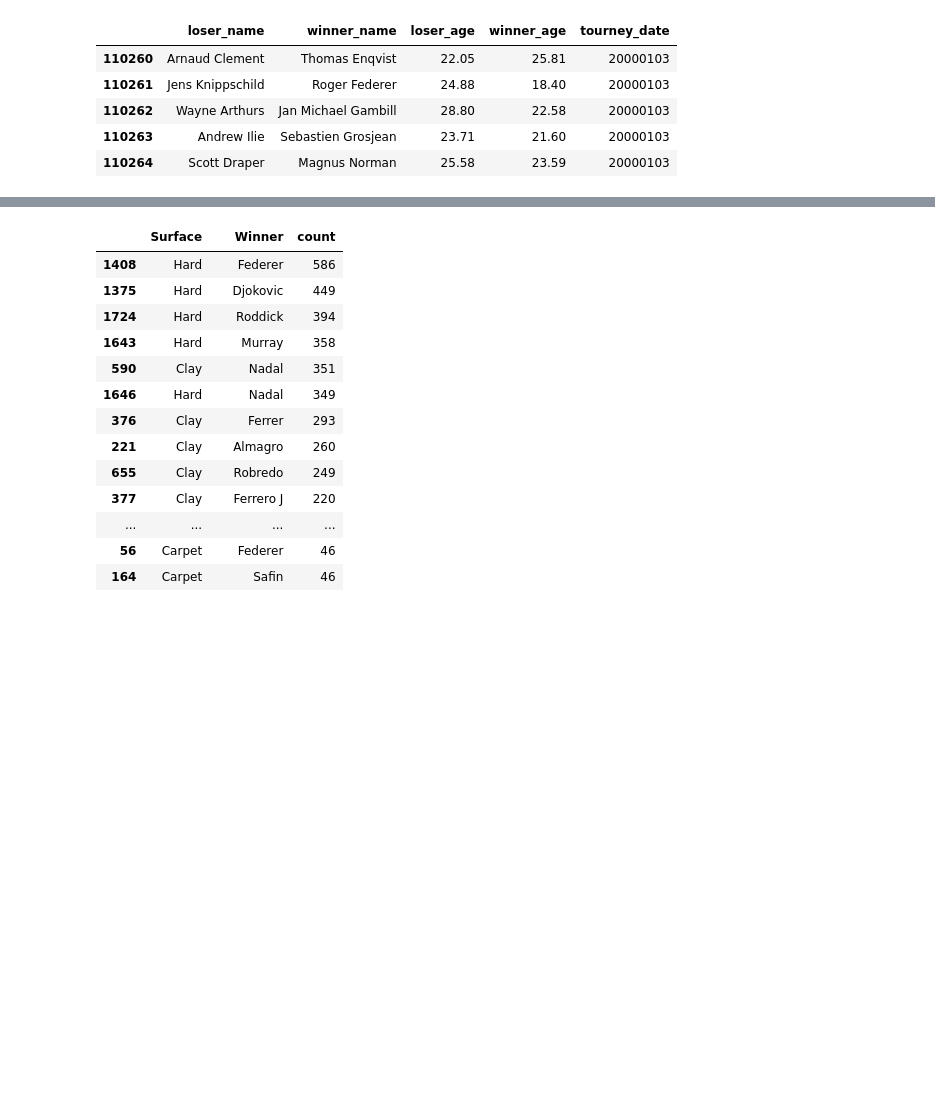
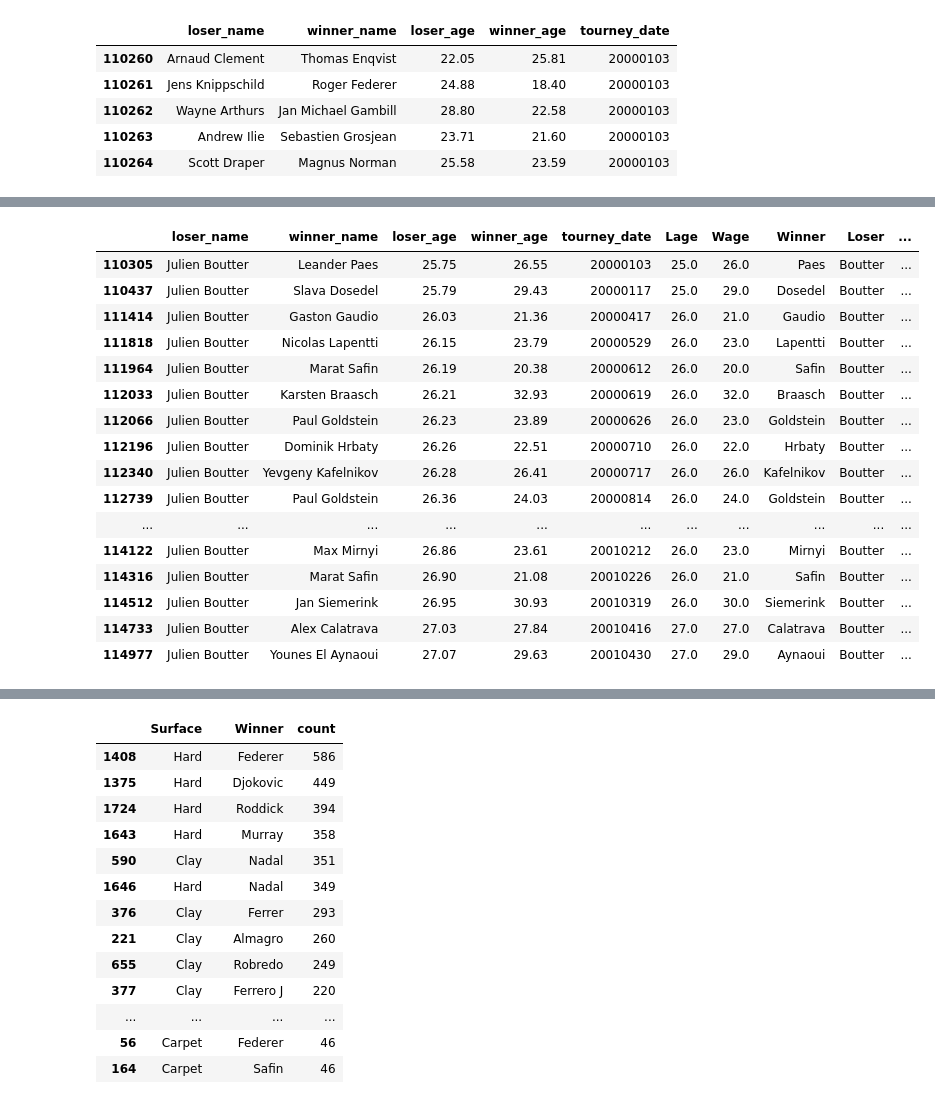
Before and after one commit to thimler/ATP-project, a Jupyter notebook: Untitled-3.ipynb, the cells around one changed output, grey strips where cells are left out. Drawn from its saved outputs; the diff is of its cells as text; code cells hidden in the pictures; blank space fills up the shorter version.

```diff
--- a/Untitled-3.ipynb
+++ b/Untitled-3.ipynb
@@ -161,6 +163,26 @@ atp2.head(20)
 | 110277 | Jan Michael Gambill | Sebastien Grosjean | 22.58 | 21.60 | 20000103 | 22.0 | 21.0 | Grosjean | Gambill | ... |
 | 110278 | Richard Fromberg | Magnus Norman | 29.68 | 23.59 | 20000103 | 29.0 | 23.0 | Norman | Fromberg | ... |
 | 110279 | James Sekulov | Alberto Martin | 23.22 | 21.37 | 20000103 | 23.0 | 21.0 | Martin | Sekulov | ... |
+# %%
+atp2.loc[(atp2['loser_name'] == 'Julien Boutter') ].head(25)
+# %% [output]
+|  | loser_name | winner_name | loser_age | winner_age | tourney_date | Lage | Wage | Winner | Loser | ... |
+| 110305 | Julien Boutter | Leander Paes | 25.75 | 26.55 | 20000103 | 25.0 | 26.0 | Paes | Boutter | ... |
+| 110437 | Julien Boutter | Slava Dosedel | 25.79 | 29.43 | 20000117 | 25.0 | 29.0 | Dosedel | Boutter | ... |
+| 111414 | Julien Boutter | Gaston Gaudio | 26.03 | 21.36 | 20000417 | 26.0 | 21.0 | Gaudio | Boutter | ... |
+| 111818 | Julien Boutter | Nicolas Lapentti | 26.15 | 23.79 | 20000529 | 26.0 | 23.0 | Lapentti | Boutter | ... |
+| 111964 | Julien Boutter | Marat Safin | 26.19 | 20.38 | 20000612 | 26.0 | 20.0 | Safin | Boutter | ... |
+| 112033 | Julien Boutter | Karsten Braasch | 26.21 | 32.93 | 20000619 | 26.0 | 32.0 | Braasch | Boutter | ... |
+| 112066 | Julien Boutter | Paul Goldstein | 26.23 | 23.89 | 20000626 | 26.0 | 23.0 | Goldstein | Boutter | ... |
+| 112196 | Julien Boutter | Dominik Hrbaty | 26.26 | 22.51 | 20000710 | 26.0 | 22.0 | Hrbaty | Boutter | ... |
+| 112340 | Julien Boutter | Yevgeny Kafelnikov | 26.28 | 26.41 | 20000717 | 26.0 | 26.0 | Kafelnikov | Boutter | ... |
+| 112739 | Julien Boutter | Paul Goldstein | 26.36 | 24.03 | 20000814 | 26.0 | 24.0 | Goldstein | Boutter | ... |
+| ... | ... | ... | ... | ... | ... | ... | ... | ... | ... | ... |
+| 114122 | Julien Boutter | Max Mirnyi | 26.86 | 23.61 | 20010212 | 26.0 | 23.0 | Mirnyi | Boutter | ... |
+| 114316 | Julien Boutter | Marat Safin | 26.90 | 21.08 | 20010226 | 26.0 | 21.0 | Safin | Boutter | ... |
+| 114512 | Julien Boutter | Jan Siemerink | 26.95 | 30.93 | 20010319 | 26.0 | 30.0 | Siemerink | Boutter | ... |
+| 114733 | Julien Boutter | Alex Calatrava | 27.03 | 27.84 | 20010416 | 27.0 | 27.0 | Calatrava | Boutter | ... |
+| 114977 | Julien Boutter | Younes El Aynaoui | 27.07 | 29.63 | 20010430 | 27.0 | 29.0 | Aynaoui | Boutter | ... |
 # %%
 atp = atp[['Tournament','Date','Series','Surface','Round','Best of','Winner','Loser','WRank','LRank']]
 
```
Also changed, not shown: parts of 8 cells of this notebook.
